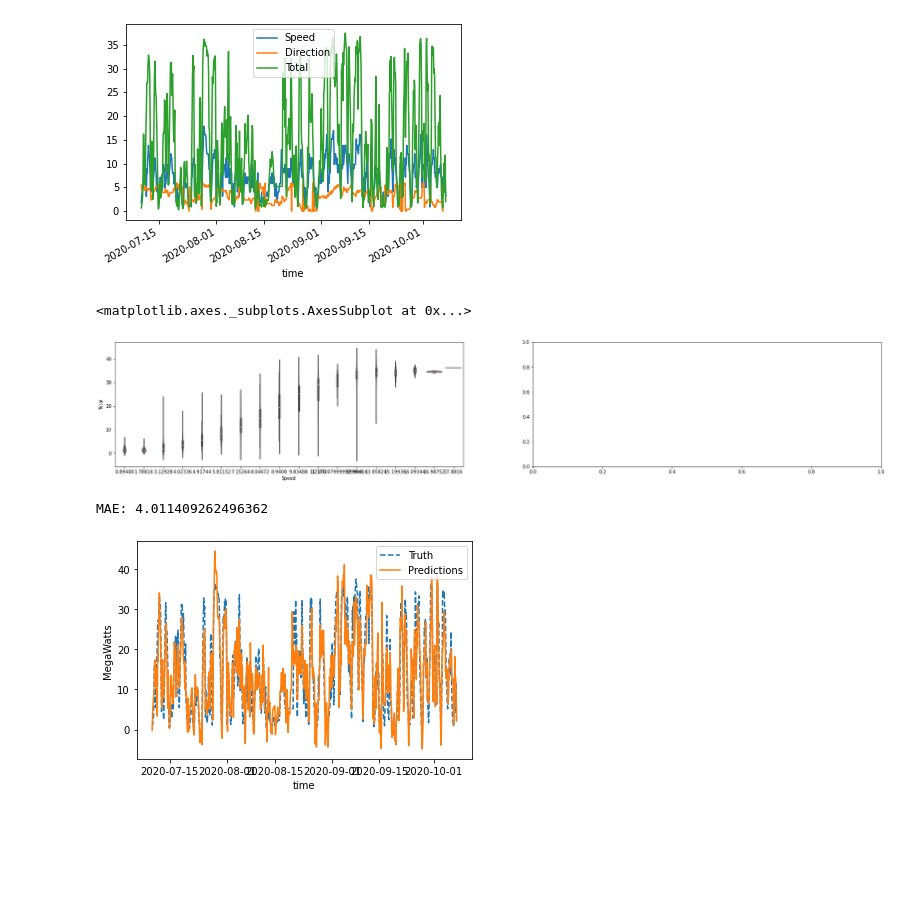
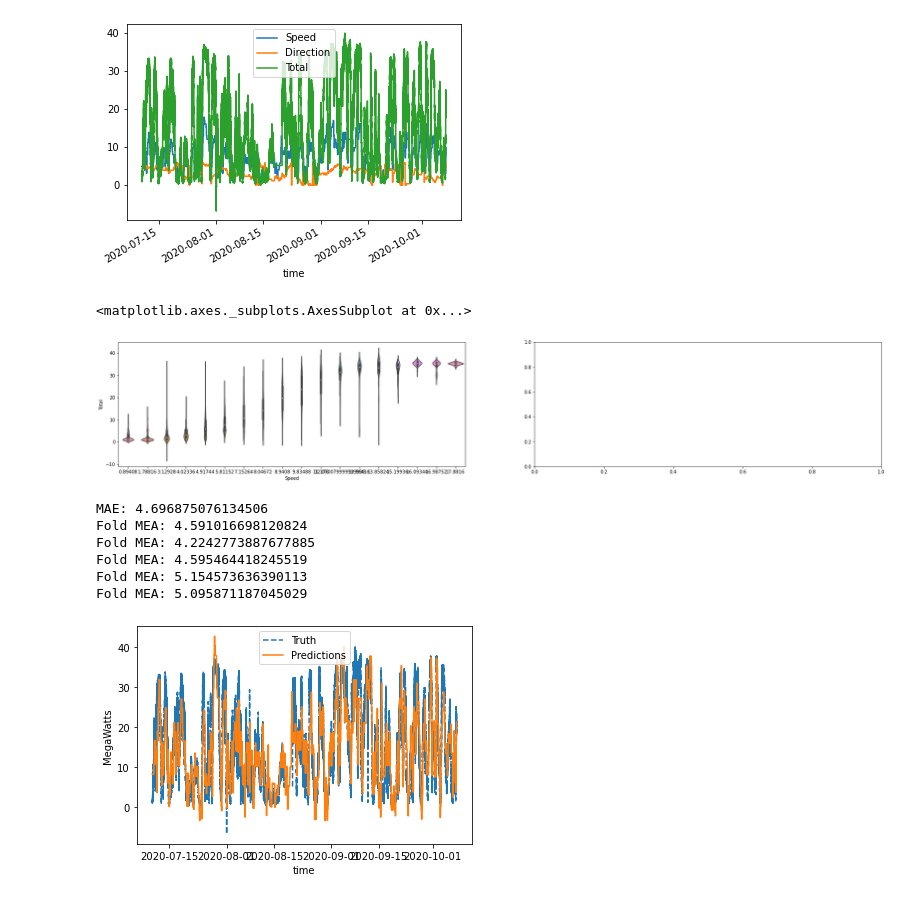
Before and after one commit to asgerhaug/Data-Science-tutorial-VS-Code-Titanic, a Jupyter notebook: AssignmentOne.ipynb, the cells around one changed output. Saved outputs shown, nothing was run; the diff lists cells and outputs as text; code cells hidden in the pictures; blank space fills up the shorter version.

```diff
--- a/AssignmentOne.ipynb
+++ b/AssignmentOne.ipynb
@@ -47,20 +47,20 @@ wind_df.replace({
     "NNW":math.radians(337.5)},
     inplace=True)
 
-#df_aligned = pd.concat([wind_df, gen_df], axis=1, join='outer').fillna(method='ffill').fillna(method='bfill')
-df_aligned = pd.concat([wind_df, gen_df], axis=1, join = "inner")
+df_aligned = pd.concat([wind_df, gen_df], axis=1, join='outer').fillna(method='ffill').fillna(method='bfill')
+#df_aligned = pd.concat([wind_df, gen_df], axis=1, join = "inner")
 df_aligned = df_aligned.dropna()
 # %%
-Data =df_aligned[["Speed","Direction","Total"]]
+Data = df_aligned[["Speed","Direction","Total"]]
 Data.plot()
 plt.show()
 
 fig, axs = plt.subplots(ncols=2, figsize=(30,5))
 sns.violinplot(x="Speed", y="Total", data=df_aligned, ax=axs[0])
 # %% [output]
-[figure, old version]
+[figure, new version]
 <matplotlib.axes._subplots.AxesSubplot at 0x...>
-[figure, old version]
+[figure, new version]
 # %%
 Data["Time"] = Data.index.values #adding "Time" as column instead of index
 #define x and y
@@ -92,13 +92,13 @@ class DateToTimeStamp(BaseEstimator, TransformerMixin):
         X["Time"].values]
         return X
 
-class HourAdder(BaseEstimator, TransformerMixin):
+class DirectionAdder(BaseEstimator, TransformerMixin):
     def fit(self, X, Y):
         return self
 
     def transform(self, X):
-        X["hour"] = [pd.to_datetime(d).hour for d in
-        X["Time"].values]
+        X["Direction"] = [X["direction"] (d) for d in
+        X["Direction"].values]
         return X
 
 class SpeedAdder(BaseEstimator, TransformerMixin):
@@ -113,46 +113,52 @@ class SpeedAdder(BaseEstimator, TransformerMixin):
 # Align the data frames
 
 pipeline = Pipeline([
-    ("DateToTimeStamp", DateToTimeStamp()),
-    ("HourAdder", HourAdder()),
+    #("DateToTimeStamp", DateToTimeStamp()),
+    #("HourAdder", HourAdder()),
     ("Drop time", ColumnTransformer([
         ("Drop time", "drop", ["Time"]),
-        ("Hour to Onehot", OneHotEncoder(), ["hour"])
+        #("Direction to Onehot", OneHotEncoder(handle_unknown='ignore'), ["Direction"]),
+       ("Scaler", MinMaxScaler(),["Speed", "Direction"]),
         ], remainder="passthrough")),
     ("Debug", Debug()),
     ("LinRegModel", LinearRegression())
     #("Knn", KNeighborsRegressor(5))
 ])
 
 # Fit the pipeline
 pipeline.fit(X,Y)
 
 Y_hat = pipeline.predict(X)
 
 from sklearn.metrics import mean_absolute_error
 mae = mean_absolute_error(Y, Y_hat)
 
 print ("MAE:", mae)
 
-'''from sklearn.model_selection import KFold
+from sklearn.model_selection import KFold
 
 split = KFold(5)
 
 for train, test in split.split(X,Y):
     X_train, X_test = X.iloc[train].copy(), X.iloc[test].copy()
     Y_train, Y_test = Y.iloc[train].copy(), Y.iloc[test].copy()
 
     pipeline.fit(X_train, Y_train)
     Y_train_hat = pipeline.predict(X_test)
     mea = mean_absolute_error(Y_test, Y_train_hat)
-    print("Fold MEA:", mea)'''
+    print("Fold MEA:", mea)
 
-plt.plot(df_aligned.index, Y, "--", label = "Truth")
-plt.plot(df_aligned.index, Y_hat, label = "Predictions")
+plt.plot(Data.index, Y, "--", label = "Truth")
+plt.plot(Data.index, Y_hat, label = "Predictions")
 plt.xlabel("time")
 plt.ylabel("MegaWatts")
 plt.legend()
 plt.show()
 # %% [output]
-MAE: 4.011409262496362
+MAE: 4.696875076134506
+Fold MEA: 4.591016698120824
+Fold MEA: 4.2242773887677885
+Fold MEA: 4.595464418245519
+Fold MEA: 5.154573636390113
+Fold MEA: 5.095871187045029
-[figure, old version]
+[figure, new version]
```
Also changed, not shown: parts of 2 cells of this notebook, 3 other files.
